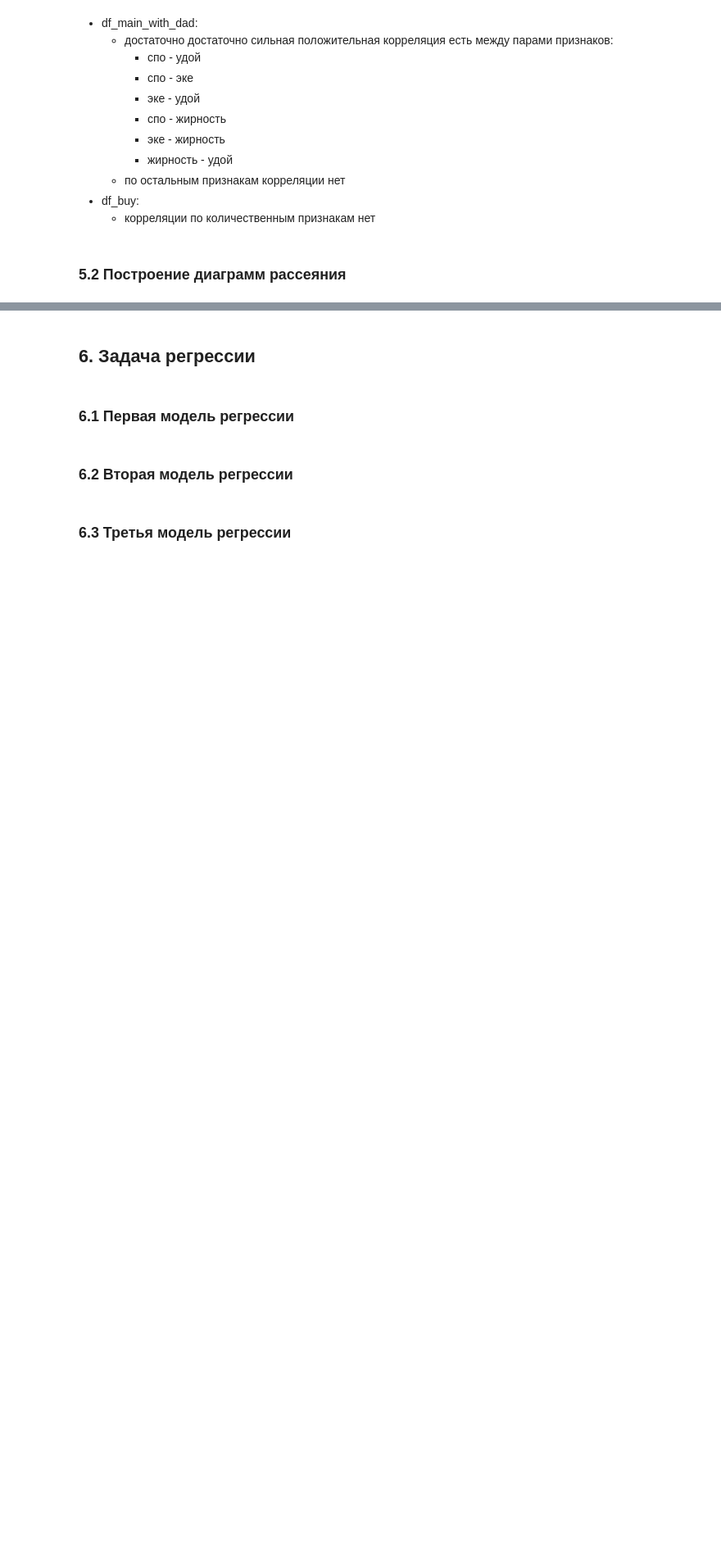
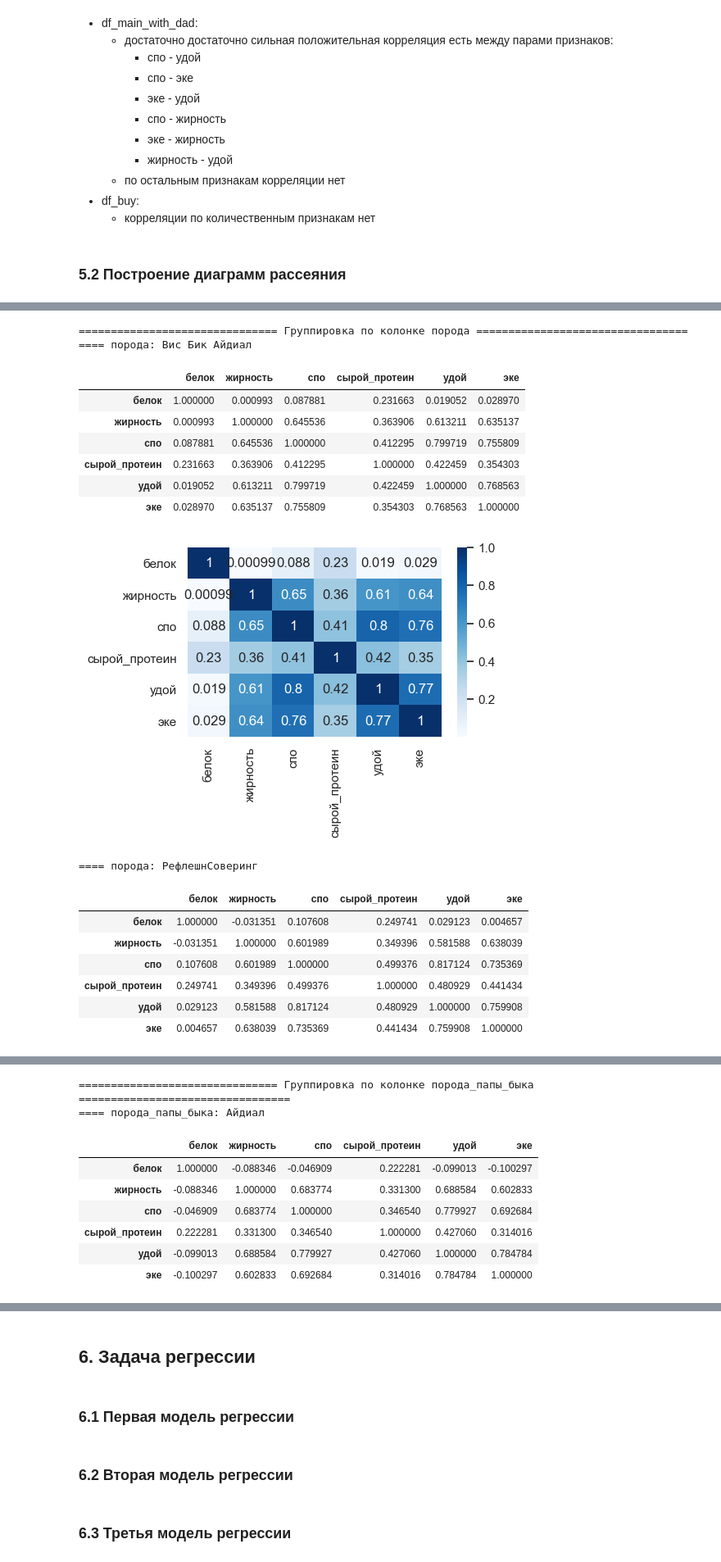
Before and after one commit to theotheo46/ds, a Jupyter notebook: linmodels.ipynb, the cells around one changed output, grey strips where cells are left out. Shown at 82% size. Cells and saved outputs as stored; diff of their text form; code cells hidden in the pictures; blank space fills up the shorter version.

```diff
--- a/linmodels.ipynb
+++ b/linmodels.ipynb
@@ -434,0 +438,34 @@ sns.pairplot(df_buy_numeric);
+# %%
+df_main_cat_col_list = ['порода', 'порода_папы_быка', 'возраст', 'тип_пастбища']
+
+for col in df_main_cat_col_list:
+    print(f'=============================== Группировка по колонке {col} =================================')
+    df_main_with_dad_split_list = [y for x, y in df_main_with_dad.groupby(col)]
+    for df in df_main_with_dad_split_list:
+        print(f'==== {col}: {df[col].iloc[0]}')
+        df_numeric = df.select_dtypes(include=np.number)
+        df_numeric = df_numeric[df_numeric.columns.difference(['id'])]
+        df_numeric_corr = df_numeric.corr()
+        display(df_numeric_corr)
+        plt.figure(figsize = (5,3))
+        sns.heatmap(df_numeric_corr, cmap="Blues", annot=True)
+        plt.show()
+# %% [output]
+=============================== Группировка по колонке порода =================================
+==== порода: Вис Бик Айдиал
+|  | белок | жирность | спо | сырой_протеин | удой | эке |
+| белок | 1.000000 | 0.000993 | 0.087881 | 0.231663 | 0.019052 | 0.028970 |
+| жирность | 0.000993 | 1.000000 | 0.645536 | 0.363906 | 0.613211 | 0.635137 |
+| спо | 0.087881 | 0.645536 | 1.000000 | 0.412295 | 0.799719 | 0.755809 |
+| сырой_протеин | 0.231663 | 0.363906 | 0.412295 | 1.000000 | 0.422459 | 0.354303 |
+| удой | 0.019052 | 0.613211 | 0.799719 | 0.422459 | 1.000000 | 0.768563 |
+| эке | 0.028970 | 0.635137 | 0.755809 | 0.354303 | 0.768563 | 1.000000 |
+[figure, added]
+==== порода: РефлешнСоверинг
+|  | белок | жирность | спо | сырой_протеин | удой | эке |
+| белок | 1.000000 | -0.031351 | 0.107608 | 0.249741 | 0.029123 | 0.004657 |
+| жирность | -0.031351 | 1.000000 | 0.601989 | 0.349396 | 0.581588 | 0.638039 |
+| спо | 0.107608 | 0.601989 | 1.000000 | 0.499376 | 0.817124 | 0.735369 |
+| сырой_протеин | 0.249741 | 0.349396 | 0.499376 | 1.000000 | 0.480929 | 0.441434 |
+| удой | 0.029123 | 0.581588 | 0.817124 | 0.480929 | 1.000000 | 0.759908 |
+| эке | 0.004657 | 0.638039 | 0.735369 | 0.441434 | 0.759908 | 1.000000 |
@@ -434,0 +473,9 @@ sns.pairplot(df_buy_numeric);
+=============================== Группировка по колонке порода_папы_быка =================================
+==== порода_папы_быка: Айдиал
+|  | белок | жирность | спо | сырой_протеин | удой | эке |
+| белок | 1.000000 | -0.088346 | -0.046909 | 0.222281 | -0.099013 | -0.100297 |
+| жирность | -0.088346 | 1.000000 | 0.683774 | 0.331300 | 0.688584 | 0.602833 |
+| спо | -0.046909 | 0.683774 | 1.000000 | 0.346540 | 0.779927 | 0.692684 |
+| сырой_протеин | 0.222281 | 0.331300 | 0.346540 | 1.000000 | 0.427060 | 0.314016 |
+| удой | -0.099013 | 0.688584 | 0.779927 | 0.427060 | 1.000000 | 0.784784 |
+| эке | -0.100297 | 0.602833 | 0.692684 | 0.314016 | 0.784784 | 1.000000 |
```
Also changed, not shown: parts of 8 cells of this notebook.
